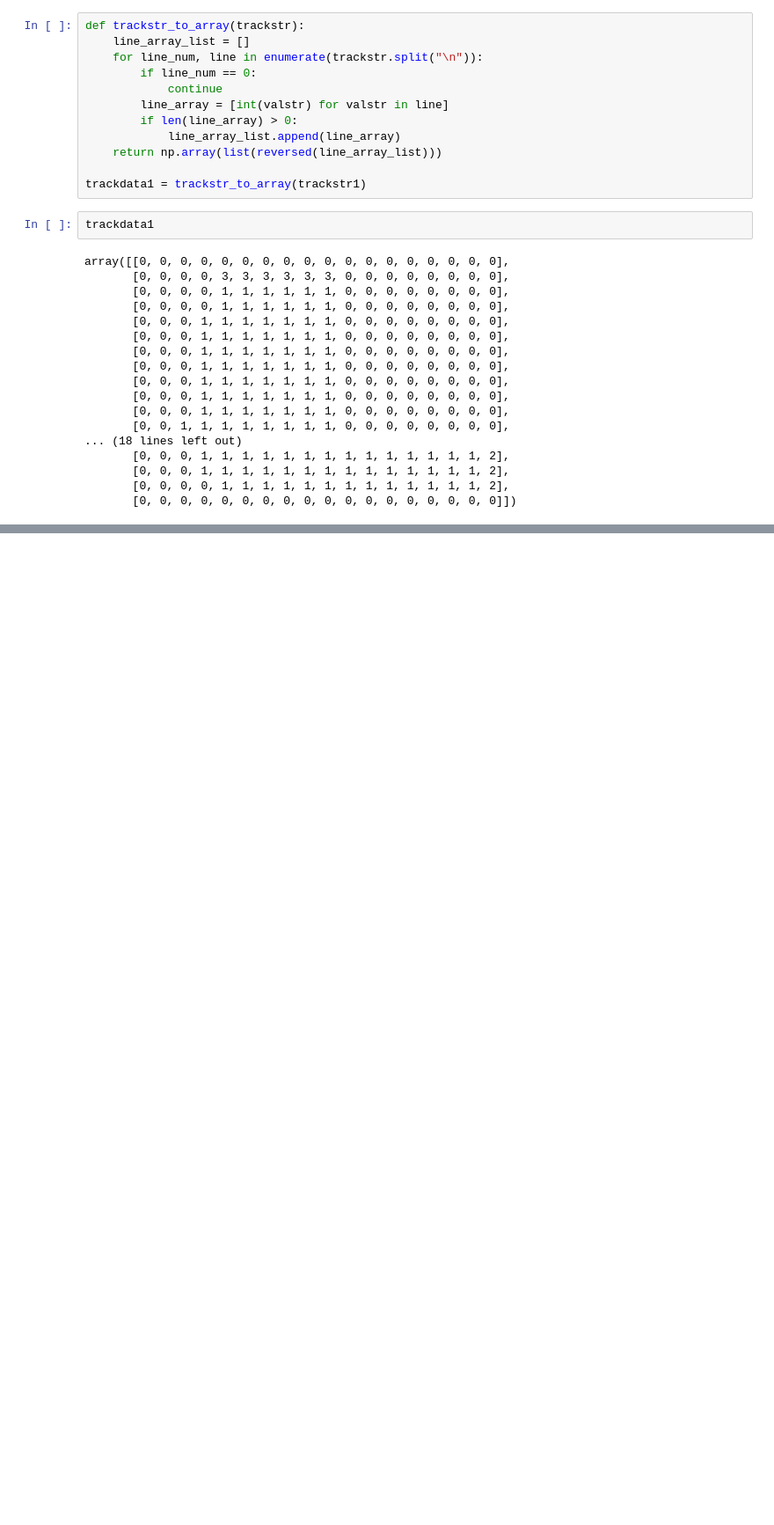
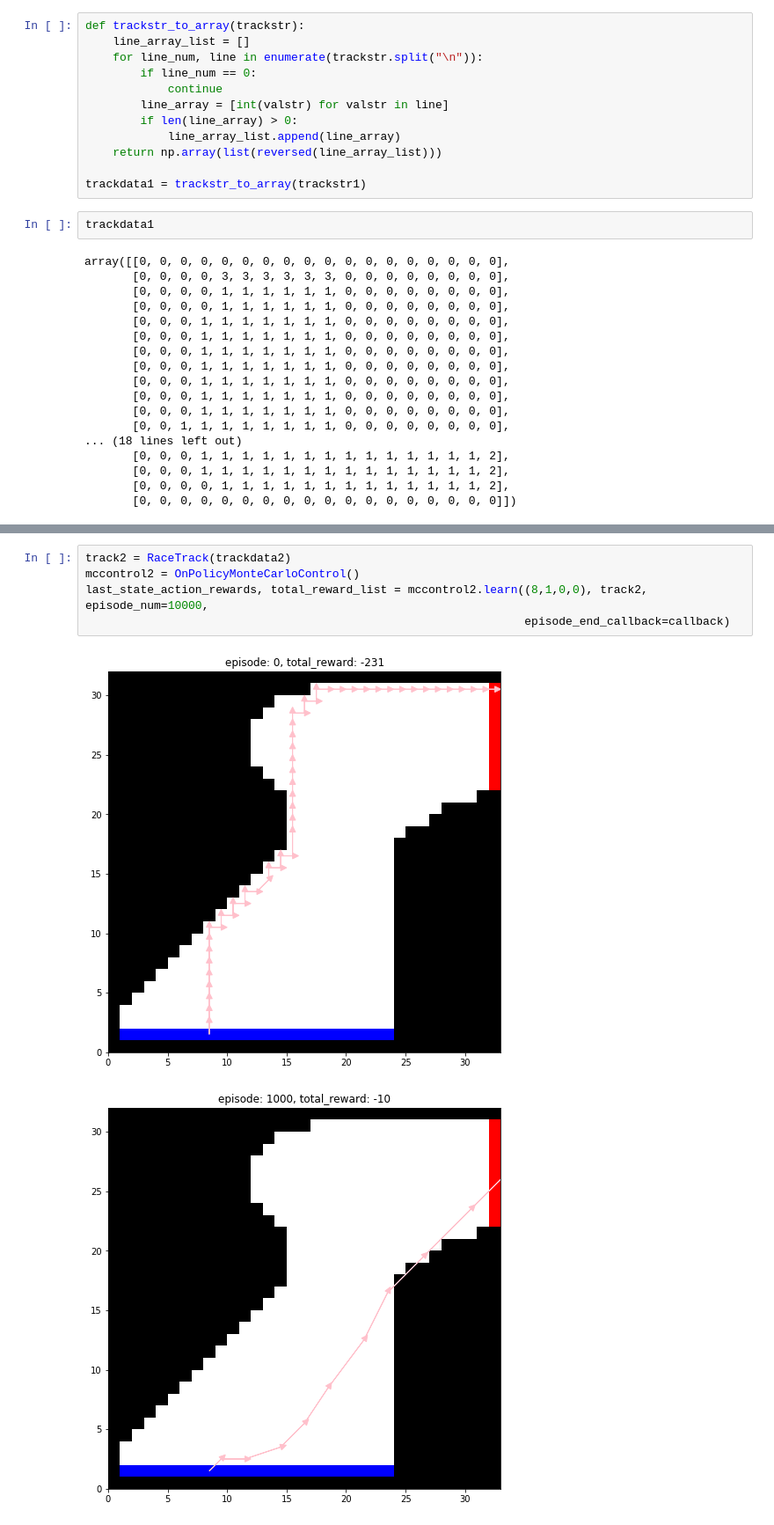
Before and after one commit to bikestra/suttonbarto, a Jupyter notebook: exercise5_4.ipynb, the cells around one changed output, grey strips where cells are left out. Shown: that part at 88% size. Saved outputs shown, nothing was run; the diff lists cells and outputs as text; blank space fills up the shorter version.

```diff
--- a/exercise5_4.ipynb
+++ b/exercise5_4.ipynb
@@ -99,0 +379,8 @@ start_xs, start_ys
+# %%
+track2 = RaceTrack(trackdata2)
+mccontrol2 = OnPolicyMonteCarloControl()
+last_state_action_rewards, total_reward_list = mccontrol2.learn((8,1,0,0), track2, episode_num=10000,
+                                                                episode_end_callback=callback)
+# %% [output]
+[figure, added]
+[figure, added]
```
Also changed, not shown: parts of 24 cells of this notebook.
